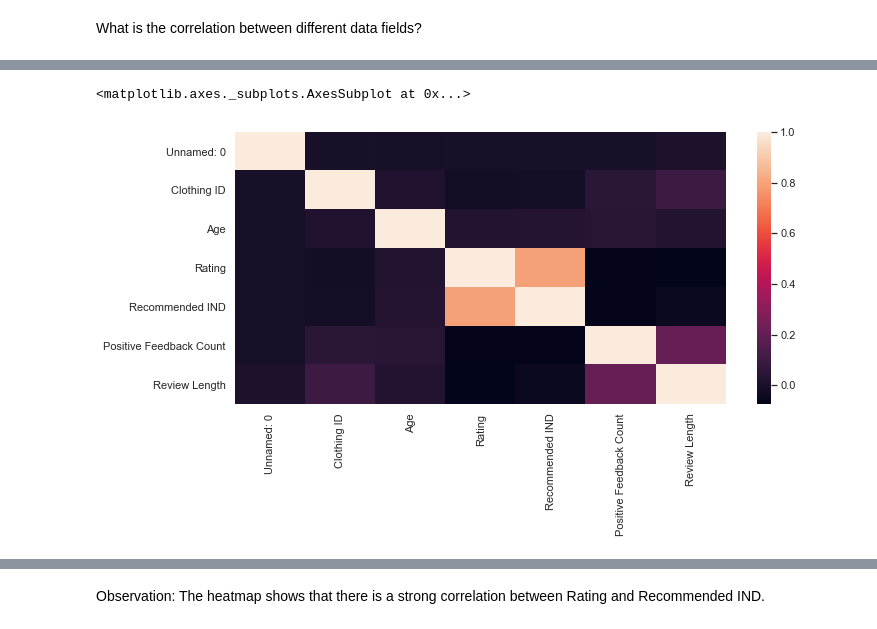
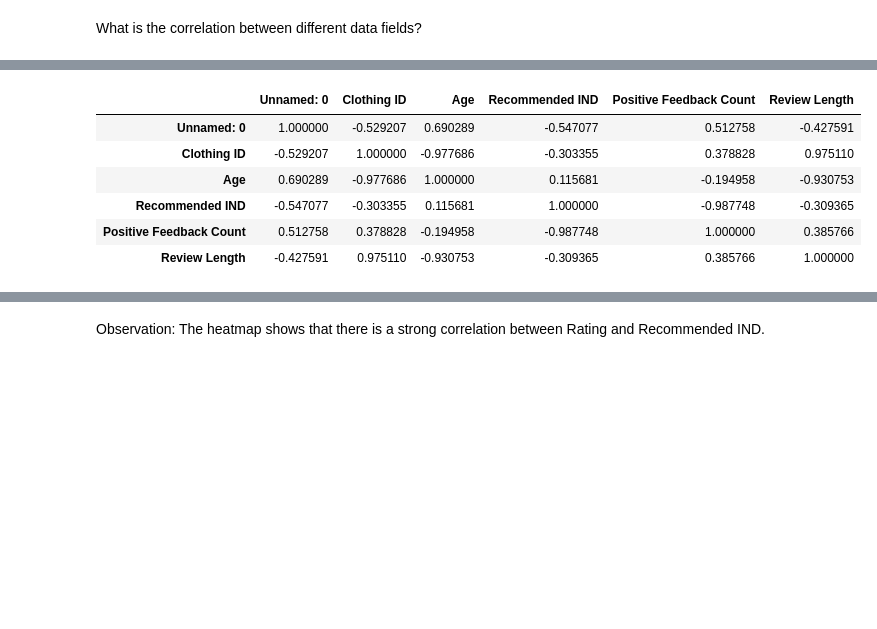
Before and after one commit to ArsalRahimMLE/Women-s-E-Commerce-Clothing-Reviews, a Jupyter notebook: Sentiment Analysis.ipynb, the cells around one changed output, grey strips where cells are left out. Saved outputs shown, nothing was run; the diff lists cells and outputs as text; code cells hidden in the pictures; blank space fills up the shorter version.

```diff
--- a/Sentiment Analysis.ipynb
+++ b/Sentiment Analysis.ipynb
@@ -881,6 +884,11 @@ correlation
-# %%
-#ploting heatmap to get an overview
-sns.heatmap(correlation)
-# %% [output]
-<matplotlib.axes._subplots.AxesSubplot at 0x...>
-[figure, removed]
+# %%
+rating = df.groupby('Rating').mean()
+rating.corr()
+# %% [output]
+|  | Unnamed: 0 | Clothing ID | Age | Recommended IND | Positive Feedback Count | Review Length |
+| Unnamed: 0 | 1.000000 | -0.529207 | 0.690289 | -0.547077 | 0.512758 | -0.427591 |
+| Clothing ID | -0.529207 | 1.000000 | -0.977686 | -0.303355 | 0.378828 | 0.975110 |
+| Age | 0.690289 | -0.977686 | 1.000000 | 0.115681 | -0.194958 | -0.930753 |
+| Recommended IND | -0.547077 | -0.303355 | 0.115681 | 1.000000 | -0.987748 | -0.309365 |
+| Positive Feedback Count | 0.512758 | 0.378828 | -0.194958 | -0.987748 | 1.000000 | 0.385766 |
+| Review Length | -0.427591 | 0.975110 | -0.930753 | -0.309365 | 0.385766 | 1.000000 |
```
Also changed, not shown: parts of 30 cells of this notebook.
